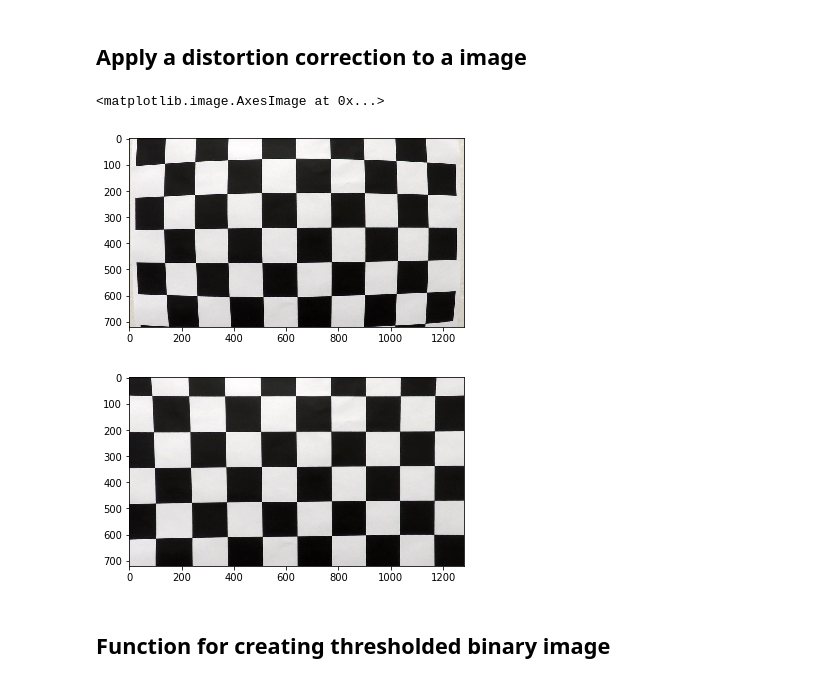
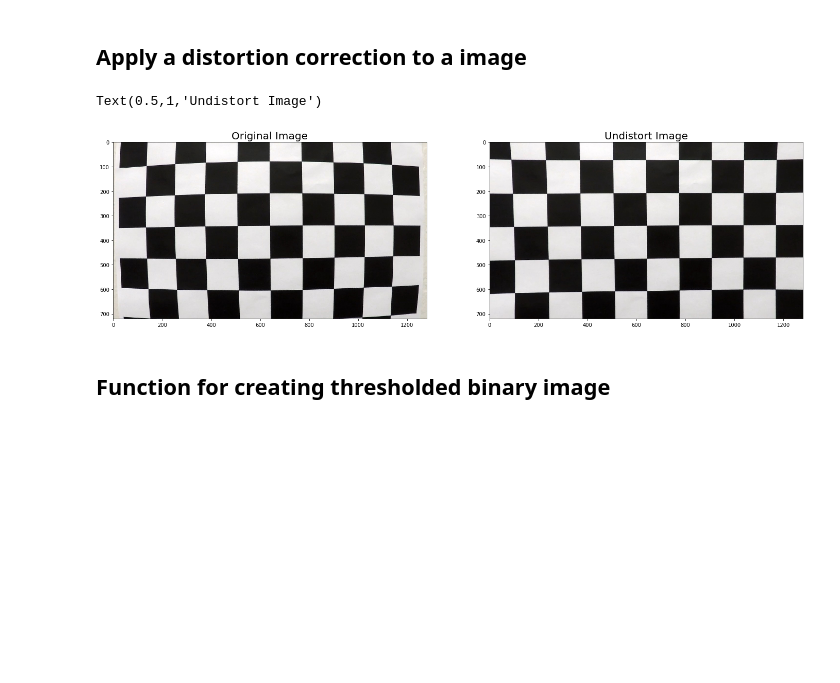
Before and after one commit to root221/CarND-Advanced-Lane-Lines, a Jupyter notebook: LaneFinding.ipynb, the cells around one changed output. Saved outputs shown, nothing was run; the diff lists cells and outputs as text; code cells hidden in the pictures; blank space fills up the shorter version.

Commit message:
add some title

```diff
--- a/LaneFinding.ipynb
+++ b/LaneFinding.ipynb
@@ -66,15 +66,18 @@ ret,mtx,dist,rvecs,tvecs = cv2.calibrateCamera(objpoints,imgpoints,img_size,None
 # %%
 # undistort image
 img = mpimg.imread("camera_cal/calibration1.jpg")
-dst = cv2.undistort(img, mtx, dist, None, mtx)
-plt.figure()
-plt.imshow(img)
-plt.figure()
-plt.imshow(dst)
+undist = cv2.undistort(img, mtx, dist, None, mtx)
+
+f, axarr = plt.subplots(1, 2,figsize=(24, 9))
+
+axarr[0].imshow(img)
+axarr[0].set_title('Original Image', fontsize=20)
+
+axarr[1].imshow(undist)
+axarr[1].set_title('Undistort Image', fontsize=20)
 # %% [output]
-<matplotlib.image.AxesImage at 0x...>
+Text(0.5,1,'Undistort Image')
-[figure, old version]
+[figure, new version]
-[figure, removed]
 # %% [markdown]
 ## Function for creating thresholded binary image
 # %%
```
